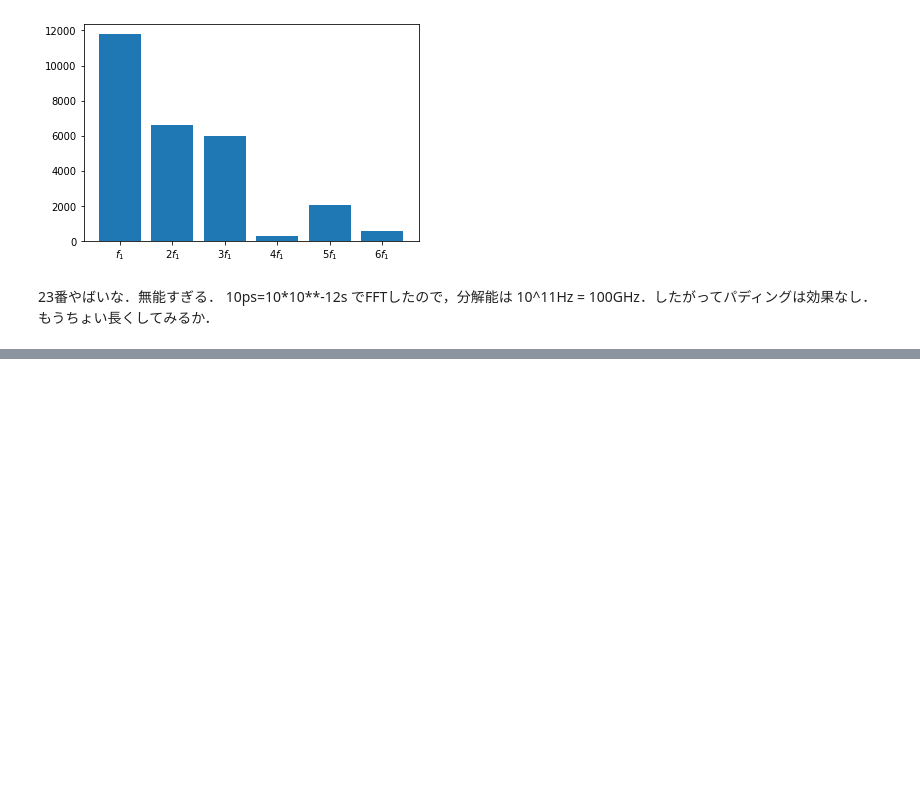
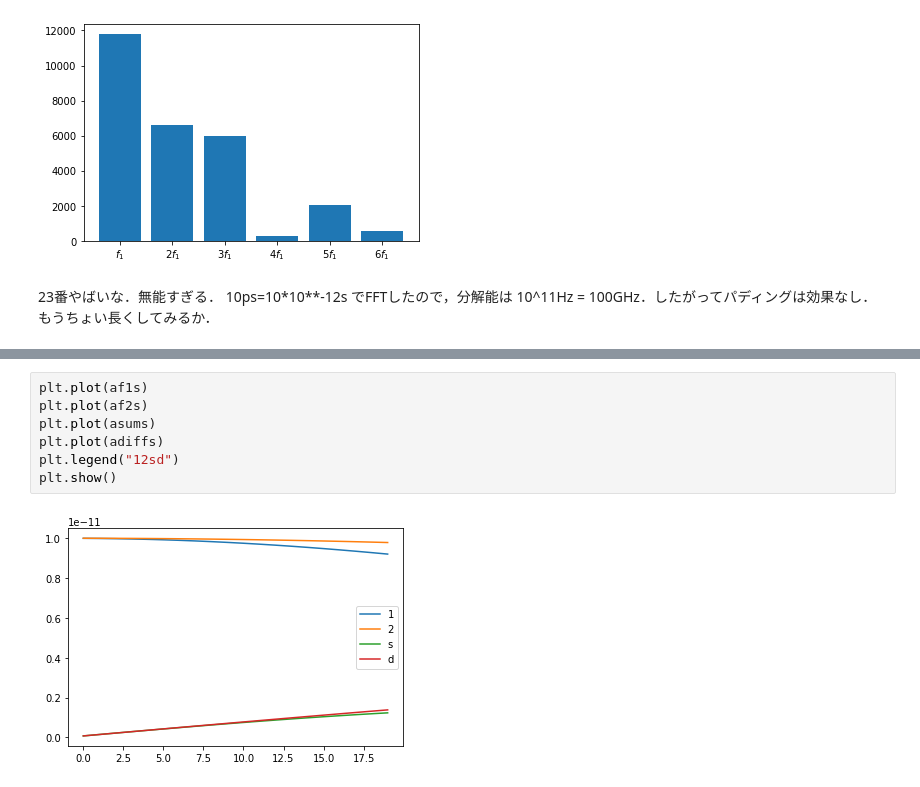
Before and after one commit to 1060matsuda/freqmix2, a Jupyter notebook: freq_depend/freqmixfft_temp.ipynb, the cells around one changed output, grey strips where cells are left out. Cells and saved outputs as stored; diff of their text form; blank space fills up the shorter version.

```diff
--- a/freq_depend/freqmixfft_temp.ipynb
+++ b/freq_depend/freqmixfft_temp.ipynb
@@ -681,0 +912,9 @@ wave length λ1 is:
+# %%
+plt.plot(af1s)
+plt.plot(af2s)
+plt.plot(asums)
+plt.plot(adiffs)
+plt.legend("12sd")
+plt.show()
+# %% [output]
+[figure, added]
```
Also changed, not shown: parts of 7 cells of this notebook, 1 other file.
